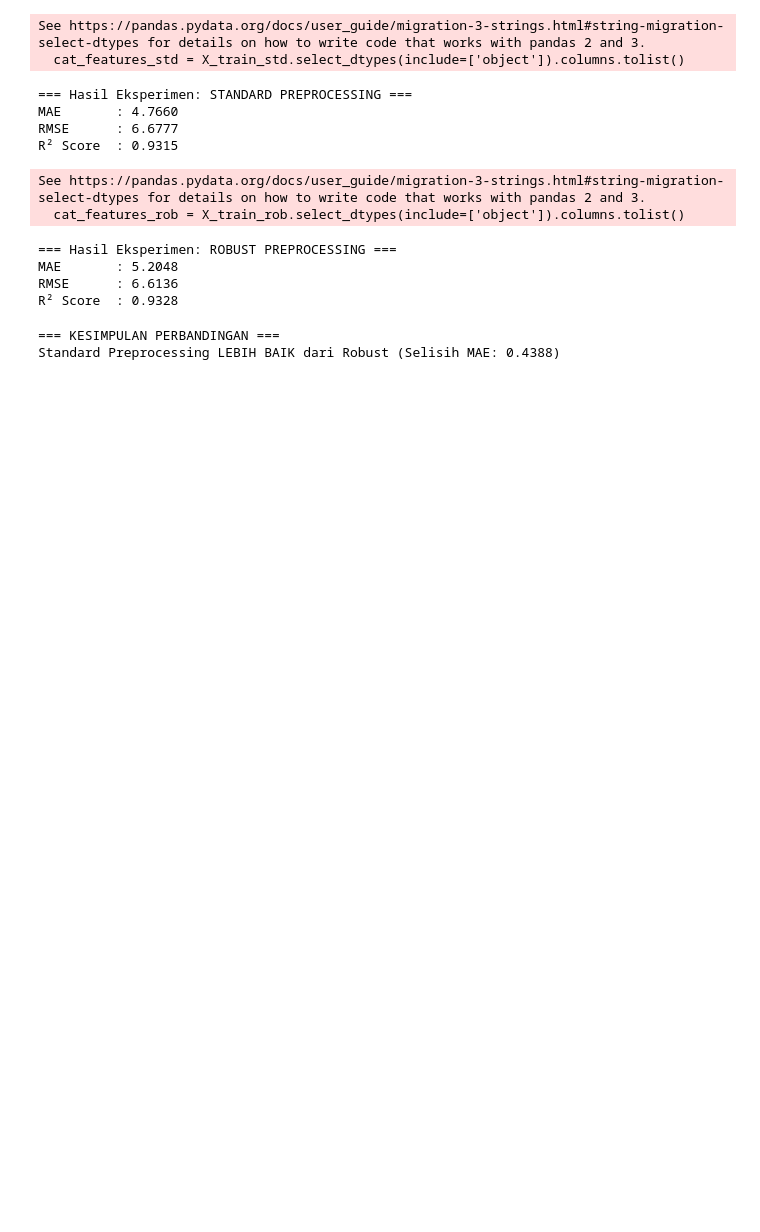
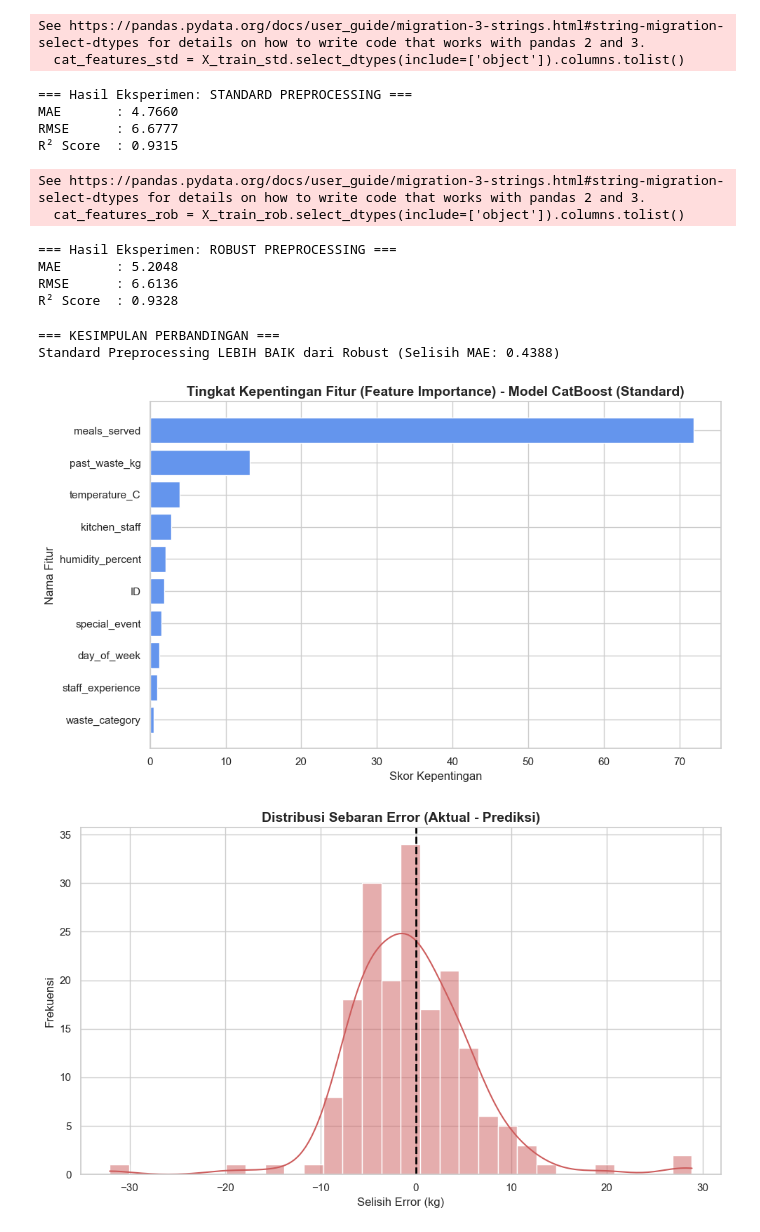
Before and after one commit to intananggreini99/foodSaveProject, a Jupyter notebook: notebooks/08_catboost_model.ipynb, the cells around one changed output. Drawn from its saved outputs; the diff is of its cells as text; code cells hidden in the pictures; blank space fills up the shorter version.

Commit message:
feat: Menambahkan visualisasi feature importance dan distribusi error

```diff
--- a/notebooks/08_catboost_model.ipynb
+++ b/notebooks/08_catboost_model.ipynb
@@ -6,7 +8,7 @@ from sklearn.metrics import mean_absolute_error, mean_squared_error, r2_score
 # %%
 # 1. Load Data
-train_std = pd.read_csv('catboost_train_standard.csv')
-test_std = pd.read_csv('catboost_test_standard.csv')
+train_std = pd.read_csv('D:/MK5 Project Sistem Cerdas/foodSaveProject/dataset/processed/catboost_train_standard.csv')
+test_std = pd.read_csv('D:/MK5 Project Sistem Cerdas/foodSaveProject/dataset/processed/catboost_test_standard.csv')
 
 X_train_std = train_std.drop(columns=['food_waste_kg'], errors='ignore')
 y_train_std = train_std['food_waste_kg']
@@ -82,3 +84,45 @@ else:
 # %% [output]
 === KESIMPULAN PERBANDINGAN ===
 Standard Preprocessing LEBIH BAIK dari Robust (Selisih MAE: 0.4388)
+# %%
+sns.set_theme(style="whitegrid")
+
+# 1. VISUALISASI FEATURE IMPORTANCE
+feature_importance = model_std.get_feature_importance()
+sorted_idx = np.argsort(feature_importance)
+fitur_terurut = np.array(X_train_std.columns)[sorted_idx]
+
+plt.figure(figsize=(10, 6))
+plt.barh(range(len(sorted_idx)), feature_importance[sorted_idx], align='center', color='cornflowerblue')
+plt.yticks(range(len(sorted_idx)), fitur_terurut)
+plt.title('Tingkat Kepentingan Fitur (Feature Importance) - Model CatBoost (Standard)', fontsize=14, fontweight='bold')
+plt.xlabel('Skor Kepentingan', fontsize=12)
+plt.ylabel('Nama Fitur', fontsize=12)
+plt.tight_layout()
+plt.show()
+
+# 2. VISUALISASI SEBARAN ERROR
+residuals = y_test_std - y_pred_std
+
+plt.figure(figsize=(10, 6))
+sns.histplot(residuals, kde=True, color='indianred', bins=30)
+plt.axvline(x=0, color='black', linestyle='--', linewidth=2)
+plt.title('Distribusi Sebaran Error (Aktual - Prediksi)', fontsize=14, fontweight='bold')
+plt.xlabel('Selisih Error (kg)', fontsize=12)
+plt.ylabel('Frekuensi', fontsize=12)
+plt.tight_layout()
+plt.show()
+
+# 3. VISUALISASI AKTUAL VS PREDIKSI (SCATTER PLOT)
+plt.figure(figsize=(8, 8))
+plt.scatter(y_test_std, y_pred_std, alpha=0.6, color='seagreen')
+# Membuat garis diagonal putus-putus sebagai patokan tebakan sempurna
+plt.plot([y_test_std.min(), y_test_std.max()], [y_test_std.min(), y_test_std.max()], 'r--', linewidth=2)
+plt.title('Perbandingan Nilai Aktual vs Prediksi Food Waste', fontsize=14, fontweight='bold')
+plt.xlabel('Food Waste Aktual (kg)', fontsize=12)
+plt.ylabel('Food Waste Hasil Prediksi (kg)', fontsize=12)
+plt.tight_layout()
+plt.show()
+# %% [output]
+[figure, added]
+[figure, added]
```
Also changed, not shown: parts of 3 cells of this notebook, 4 other files.
